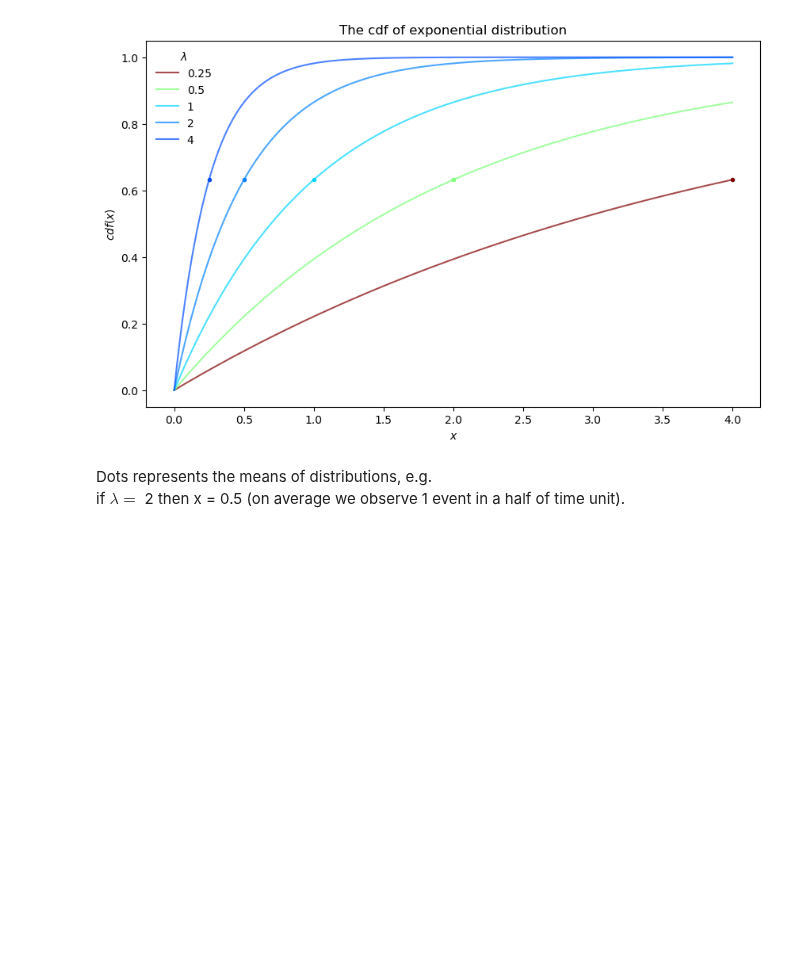
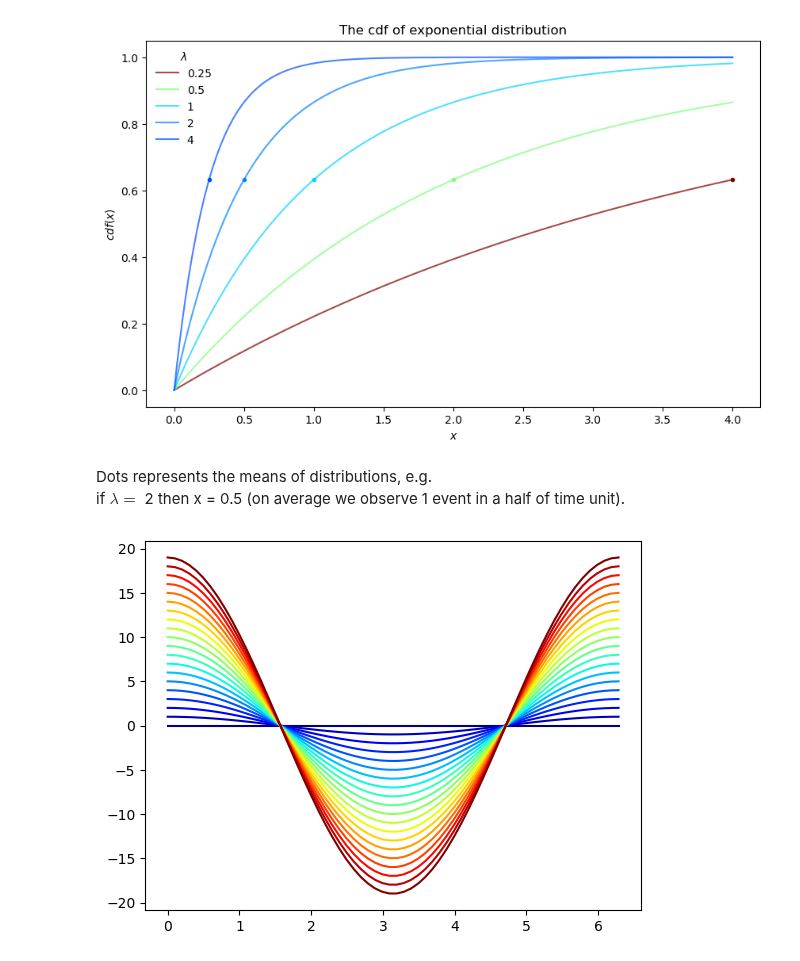
Before and after one commit to IgorBeHolder/Netology, a Jupyter notebook: math_LA_HW_8.ipynb, the cells around one changed output. Saved outputs shown, nothing was run; the diff lists cells and outputs as text; code cells hidden in the pictures; blank space fills up the shorter version.

```diff
--- a/math_LA_HW_8.ipynb
+++ b/math_LA_HW_8.ipynb
@@ -201,3 +201,15 @@ plt.show()
 # %% [markdown]
 Dots represents the means of distributions, e.g.
 if $\lambda=$ 2 then x = 0.5 (on average we observe 1 event in a half of time unit).
+# %%
+x = np.linspace(0, 2*np.pi, 64)
+y = np.cos(x)
+
+n = 20
+ax = plt.axes()
+ax.set_prop_cycle('color',[plt.cm.jet(i) for i in np.linspace(0, 1, n)])
+
+for i in range(n):
+    plt.plot(x, i*y)
+# %% [output]
+[figure, added]
```
Also changed, not shown: parts of 1 cell of this notebook, 3 other files.
